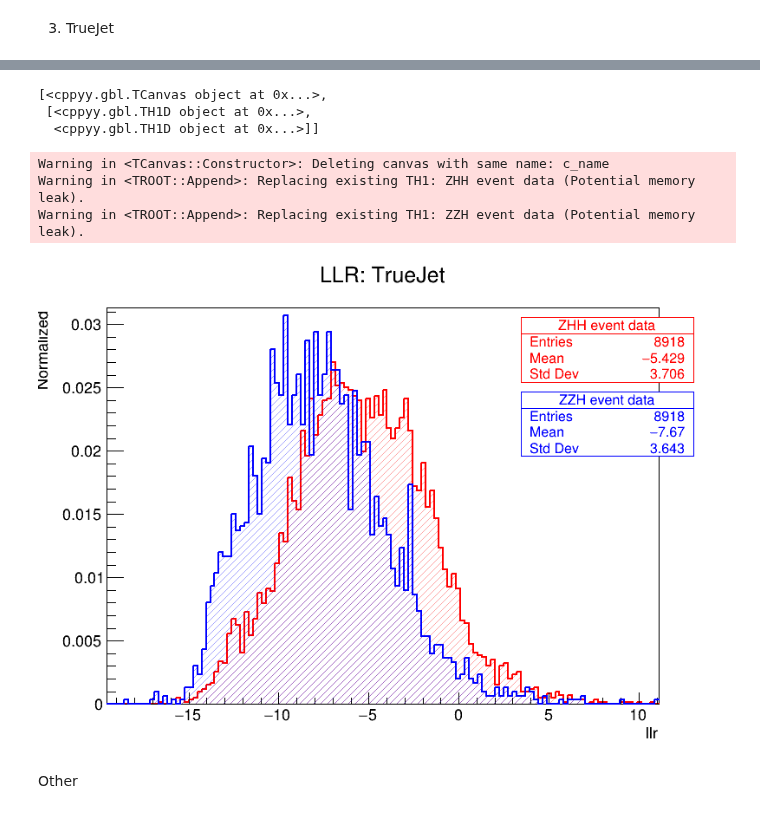
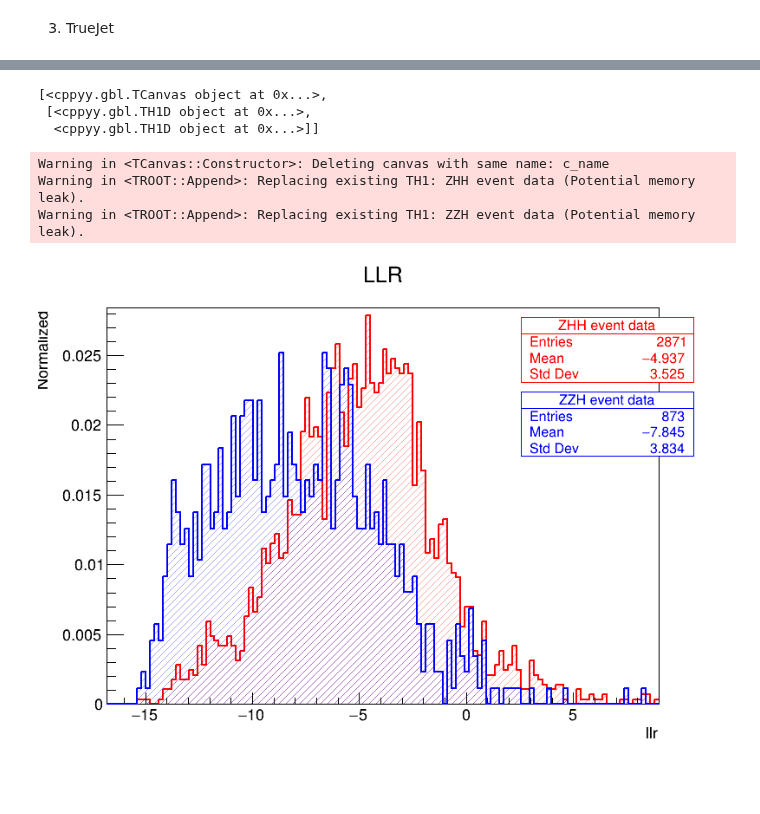
Before and after one commit to nVentis/MEM_HEP, a Jupyter notebook: view_v3.ipynb, the cells around one changed output, grey strips where cells are left out. Drawn from its saved outputs; the diff is of its cells as text; code cells hidden in the pictures; blank space fills up the shorter version.

```diff
--- a/view_v3.ipynb
+++ b/view_v3.ipynb
@@ -22,8 +17,20 @@ Welcome to JupyROOT 6.26/10
 # %%
-source_path = join("/nfs/dust/ilc/user/bliewert/fullflow_v3/comparison") # getcwd()
+production_mode      = True   # Switch the source and output directories accordingly
+production_plot_mode = False  # Switch to either use ROOT (True) of matplotlib (False)
+clear_output         = False  # Clear all existing output files before executing
+
+source_path = "/nfs/dust/ilc/user/bliewert/fullflow_v3/comparison" if production_mode else "/afs/desy.de/user/b/bliewert/public/MarlinWorkdirs/MEM_HEP/scripts/root/dev"
 #source_path = join("/afs/desy.de/user/b/bliewert/public/MarlinWorkdirs/MEM_HEP/", "scripts") # getcwd()
-output_path = join("/afs/desy.de/user/b/bliewert/public/MarlinWorkdirs/MEM_HEP/scripts/.npy")
+output_path = join("/afs/desy.de/user/b/bliewert/public/MarlinWorkdirs/MEM_HEP/scripts/.npy", "prod" if production_mode else "dev")
 
 # Convert all .root files inside source_path to .npy files in output_path
 # Note: Data in .root files is organized in a tree structure. We will use the name "dataTree" here
+if clear_output:
+    for abs_path in glob(join(output_path, "*.npy")):
+        remove(abs_path)
+
 convert_directory(source_path, "dataTree", output_path)
+
+files = list(map(lambda e: join(output_path, e), listdir(output_path)))
+files.sort()
+files
@@ -58,8 +47,8 @@ def filter_data(df):
 # %%
 # Import the complete generator-level(MCParticle)-, reconstruction-(reco) and truejet-datasets
-raw_mcparticle = import_data(files[2])
-raw_reco       = import_data(files[0])
-raw_truejet    = import_data(files[1])
+raw_mcparticle = import_data(files[0])
+raw_reco       = import_data(files[1])
+raw_truejet    = import_data(files[2])
 
 # Filter the table to only contain entries without errors (error_code = 0) and with matrix elements > 0 for ZHH and ZZH (zhh_sigmalr and zzh_sigmalr)
 data_mcparticle = filter_data(raw_mcparticle)
@@ -141,3 +214,12 @@ sns.histplot(data_mcparticle[data_mcparticle["is_zzh"] == 1]["zzh_costhetaz"])
+# %%
+def plot_hist(data, x, labels=None, colorpalette=None, bins=128, xlabel="", ylabel="", units="", normalize=False, title="Likelihood-Analysis"):
+    g_min = 0.98*data[x].min().min()
+    g_max = 1.02*data[x].max().max()
+
+    for i in x:
+        plt.hist(data[x[i]], bins)
+
+    plt.show()
 # %% [markdown]
 1. MCTruth
 # %%
@@ -314,12 +371,21 @@ Warning in <TROOT::Append>: Replacing existing TH1: ZZH Reco (Potential memory l
+# %%
+misclustering_region = 0
+data = data_reco
+
+true_zzh = data[(data["is_zzh"] == 1) & (data["zhh_sigmalr"] > 0) & (data["zzh_sigmalr"] > 0) & (data["misclustering_region"] == misclustering_region)].copy()
+true_zhh = data[(data["is_zhh"] == 1) & (data["zhh_sigmalr"] > 0) & (data["zzh_sigmalr"] > 0) & (data["misclustering_region"] == misclustering_region)].copy()
+
+true_zzh.reset_index(drop=True,inplace=True)
+true_zhh.reset_index(drop=True,inplace=True)
+
+llr = combine_columns({ "zhh_llr": true_zhh["llr"], "zzh_llr": true_zzh["llr"] })
 # %%
-plot_hist(pd.DataFrame({ "zhh_llr": data_zhh["llr"], "zzh_llr": data_zzh["llr"] }), x = ["zhh_llr", "zzh_llr"], labels=["ZHH event data", "ZZH event data"], title="LLR: TrueJet", normalize=True, xlabel="llr")
+plot_hist(pd.DataFrame({ "zhh_llr": true_zhh["llr"], "zzh_llr": true_zzh["llr"] }), x = ["zhh_llr", "zzh_llr"], labels=["ZHH event data", "ZZH event data"], title="LLR", normalize=True, xlabel="llr")
 # %% [output]
 [<cppyy.gbl.TCanvas object at 0x...>,
  [<cppyy.gbl.TH1D object at 0x...>,
   <cppyy.gbl.TH1D object at 0x...>]]
 Warning in <TCanvas::Constructor>: Deleting canvas with same name: c_name
 Warning in <TROOT::Append>: Replacing existing TH1: ZHH event data (Potential memory leak).
 Warning in <TROOT::Append>: Replacing existing TH1: ZZH event data (Potential memory leak).
-[figure, old version]
+[figure, new version]
-# %% [markdown]
-Other
```
Also changed, not shown: parts of 60 cells of this notebook, 20 other files.
